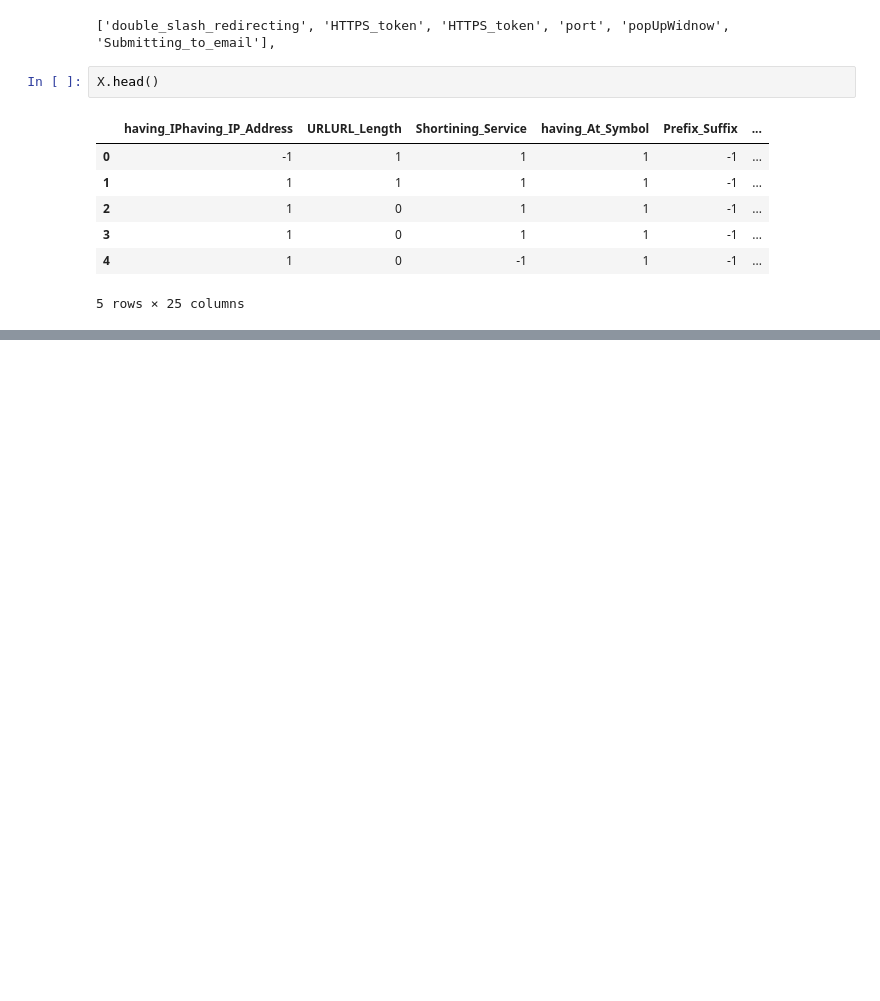
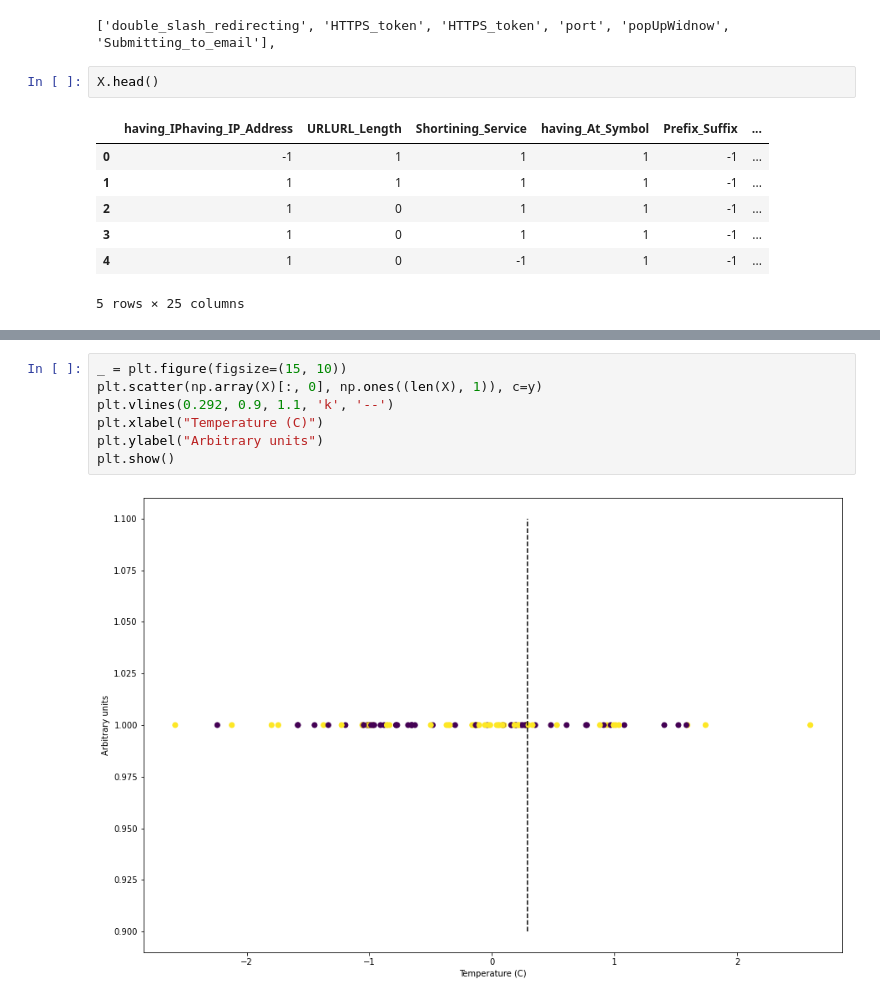
Before and after one commit to madina1211/software-packs-project-phising-website, a Jupyter notebook: Software_packs_project.ipynb, the cells around one changed output, grey strips where cells are left out. Cells and saved outputs as stored; diff of their text form; blank space fills up the shorter version.

```diff
--- a/Software_packs_project.ipynb
+++ b/Software_packs_project.ipynb
@@ -359,0 +298,9 @@ plt.show()
+# %%
+_ = plt.figure(figsize=(15, 10))
+plt.scatter(np.array(X)[:, 0], np.ones((len(X), 1)), c=y)
+plt.vlines(0.292, 0.9, 1.1, 'k', '--')
+plt.xlabel("Temperature (C)")
+plt.ylabel("Arbitrary units")
+plt.show()
+# %% [output]
+[figure, added]
```
Also changed, not shown: parts of 26 cells of this notebook.
